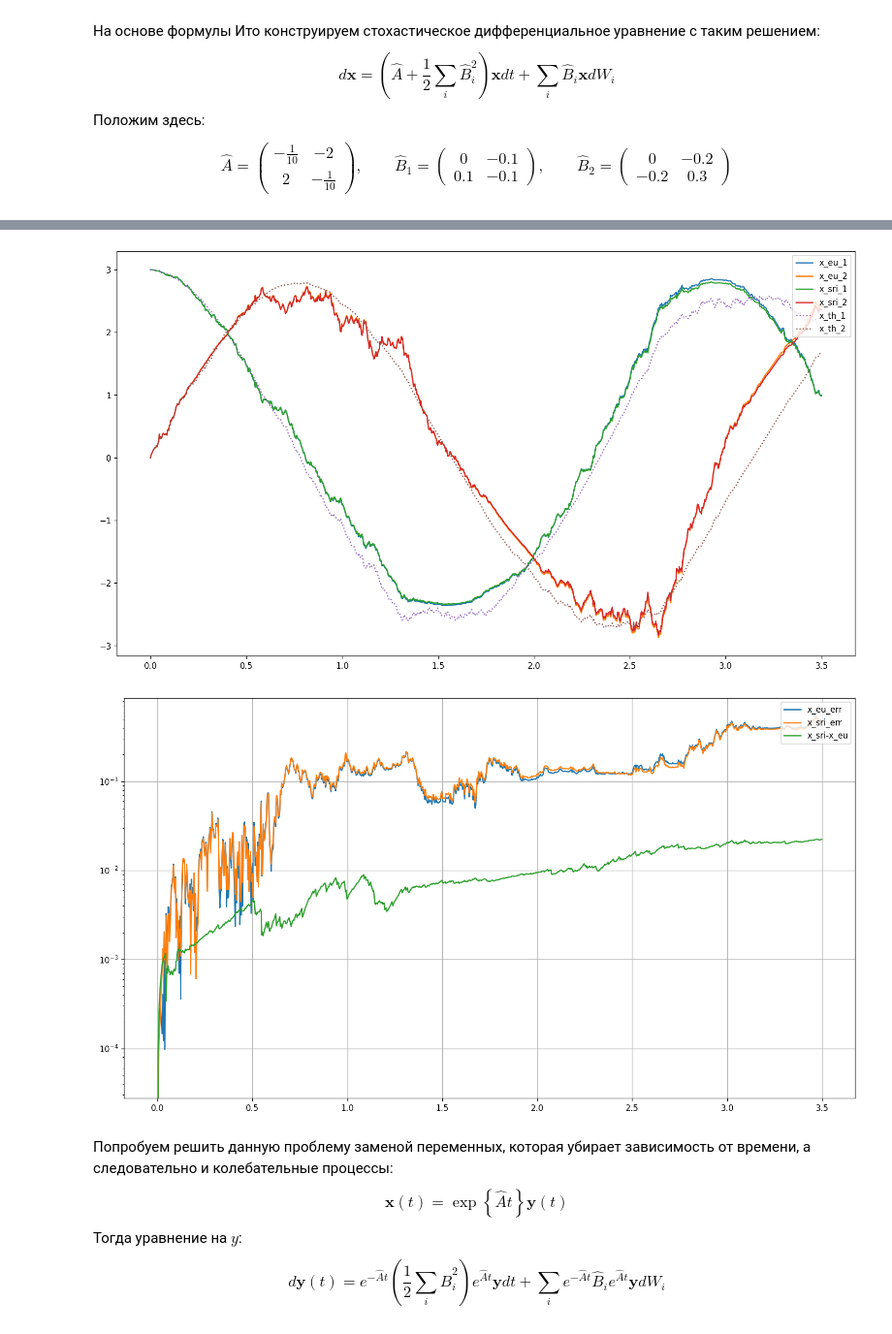
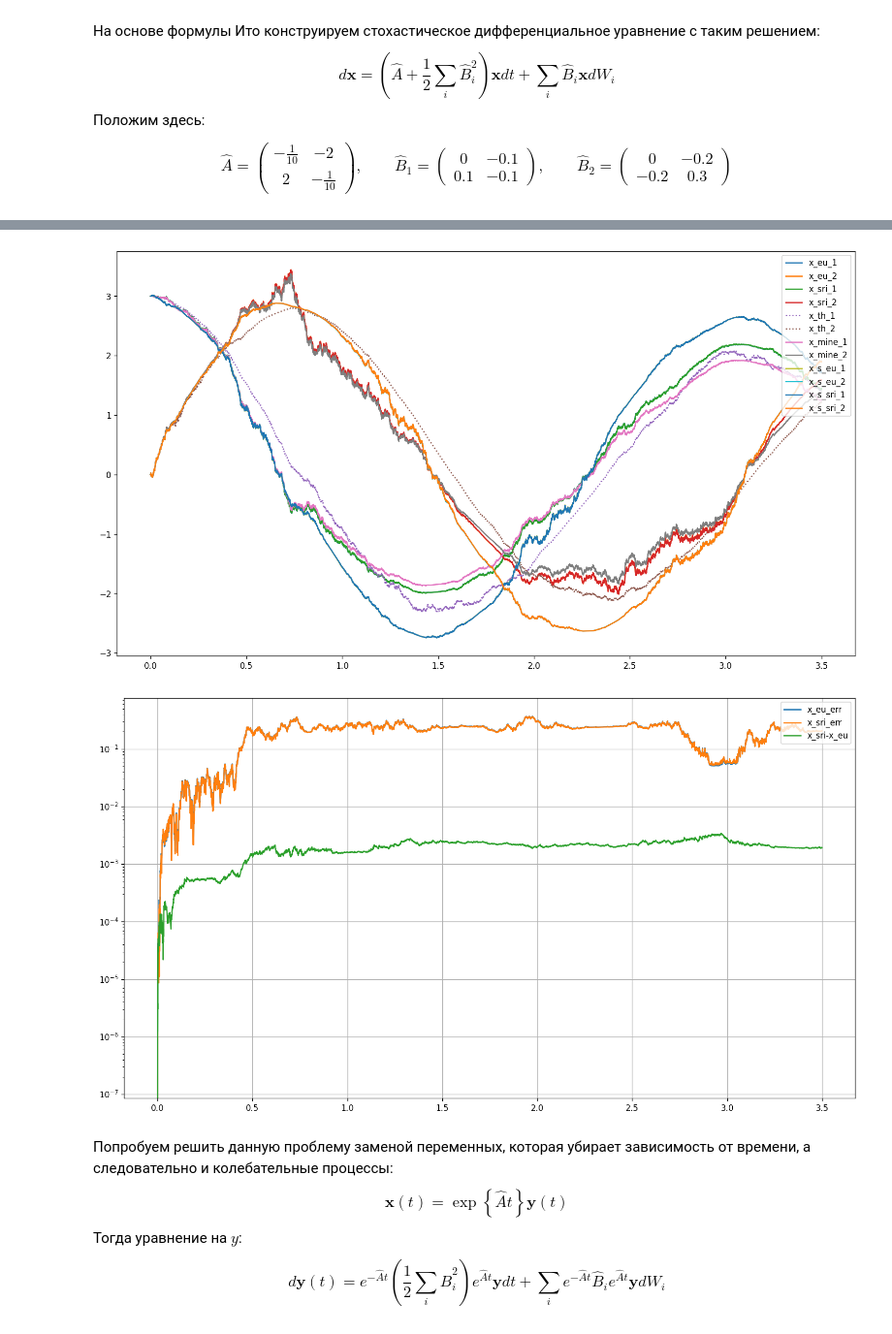
Before and after one commit to DedkovEA/SDEtests, a Jupyter notebook: sdeint tests.ipynb, the cells around one changed output, grey strips where cells are left out. Shown at 97% size. Cells and saved outputs as stored; diff of their text form; code cells hidden in the pictures.

```diff
--- a/sdeint tests.ipynb
+++ b/sdeint tests.ipynb
@@ -46,7 +46,7 @@ B_1 = np.zeros((2,2))
 
 B = np.diag([0.5, 0.5]) # diagonal, so independent driving Wiener processes
 
-tspan = np.linspace(0.0, 3.5, 1001)
+tspan = np.linspace(0.0, 3.5, 10001)
 dt = tspan[1:] - tspan[:-1]
 #dW = np.random.normal(size=(len(tspan)-1, 2))*np.reshape(np.sqrt(dt), (-1,1))
 dW = sdeint.deltaW(len(tspan)-1, 2, dt[0])
@@ -87,0 +88,10 @@ x_sri = sdeint.itoSRI2(f, G, x0, tspan, Imethod=Iwik_wrapper, dW=dW)
+# %%
+x_mine = []
+x_mine.append(x0)
+x_c = x0
+delt = dt[0]
+for deltw in dW:
+    x_c = (np.identity(2) + A*delt + B_1*deltw[0] + B_2*deltw[1]) @ x_c
+    x_mine.append(x_c)
+
+x_mine = np.array(x_mine)
@@ -87,0 +110,15 @@ x_sri = sdeint.itoSRI2(f, G, x0, tspan, Imethod=Iwik_wrapper, dW=dW)
+# %%
+omega = A[1,0]
+gamma = A[0,0]
+
+def f_s(x, t):
+    return np.array([gamma, omega])
+
+def G_s(x, t):
+    return np.array([[0 , 1/2/x[0] * ( (B_2[0,0] + B_2[1,1]) + (-B_2[0,0] + B_2[1,1])*np.cos(2*x[1]) + (B_2[1,0] + B_2[0,1])*np.sin(2*x[1]) )],
+                     [0, 1/2 * ( (B_2[1,0] - B_2[0,1]) + (B_2[1,0] + B_2[0,1])*np.cos(2*x[1]) + (B_2[1,1] - B_2[0,0])*np.sin(2*x[1]) )]])
+
+z0 = np.array([np.sqrt(x0[0]**2 + x0[1]**2), np.arctan2(x0[1], x0[0])])
+
+z_eu = sdeint.itoEuler(f_s, G_s, z0, tspan, dW=dW)
+z_sri = sdeint.itoSRI2(f_s, G_s, z0, tspan, Imethod=Iwik_wrapper, dW=dW)
@@ -87,0 +127,3 @@ x_sri = sdeint.itoSRI2(f, G, x0, tspan, Imethod=Iwik_wrapper, dW=dW)
+# %%
+x_s_eu = np.array([z_eu[:,0]*np.cos(z_eu[:,1]), z_eu[:,0]*np.sin(z_eu[:,1])]).T
+x_s_sri = np.array([z_sri[:,0]*np.cos(z_sri[:,1]), z_sri[:,0]*np.sin(z_sri[:,1])]).T
@@ -88,12 +141,15 @@ x_sri = sdeint.itoSRI2(f, G, x0, tspan, Imethod=Iwik_wrapper, dW=dW)
 # %%
 plt.figure(figsize=(16, 9), dpi=120)
 plt.plot(tspan, x_eu, label=("x_eu_1", "x_eu_2"))
 plt.plot(tspan, x_sri, label=("x_sri_1", "x_sri_2"))
 plt.plot(tspan, x_th, ":", label=("x_th_1", "x_th_2"))
+plt.plot(tspan, x_mine, label=("x_mine_1", "x_mine_2"))
+plt.plot(tspan, x_s_eu, label=("x_s_eu_1", "x_s_eu_2"))
+plt.plot(tspan, x_s_sri, label=("x_s_sri_1", "x_s_sri_2"))
 plt.legend(loc="upper right")
-plt.savefig("noiseoff.pdf")
+plt.savefig("main.pdf")
 # %% [output]
-[figure, old version]
+[figure, new version]
 # %%
 plt.figure(figsize=(16, 9), dpi=120)
 plt.plot(tspan, np.linalg.norm(x_eu-x_th, axis=1)/np.linalg.norm(x_th, axis=1), label="x_eu_err")
@@ -105,7 +161,7 @@ plt.grid()
 plt.legend(loc="upper right")
 plt.savefig("smth.pdf")
 # %% [output]
-[figure, old version]
+[figure, new version]
 # %% [markdown]
 Попробуем решить данную проблему заменой переменных, которая убирает зависимость от времени, а следовательно и колебательные процессы:
 $$
```
Also changed, not shown: parts of 12 cells of this notebook, 1 other file.
